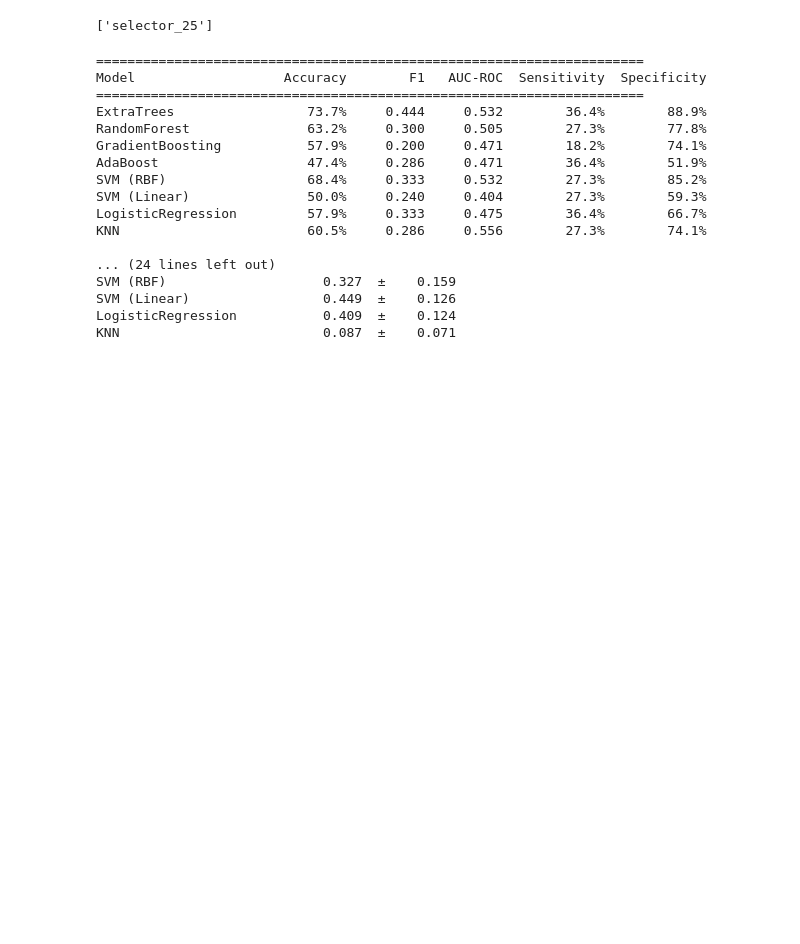
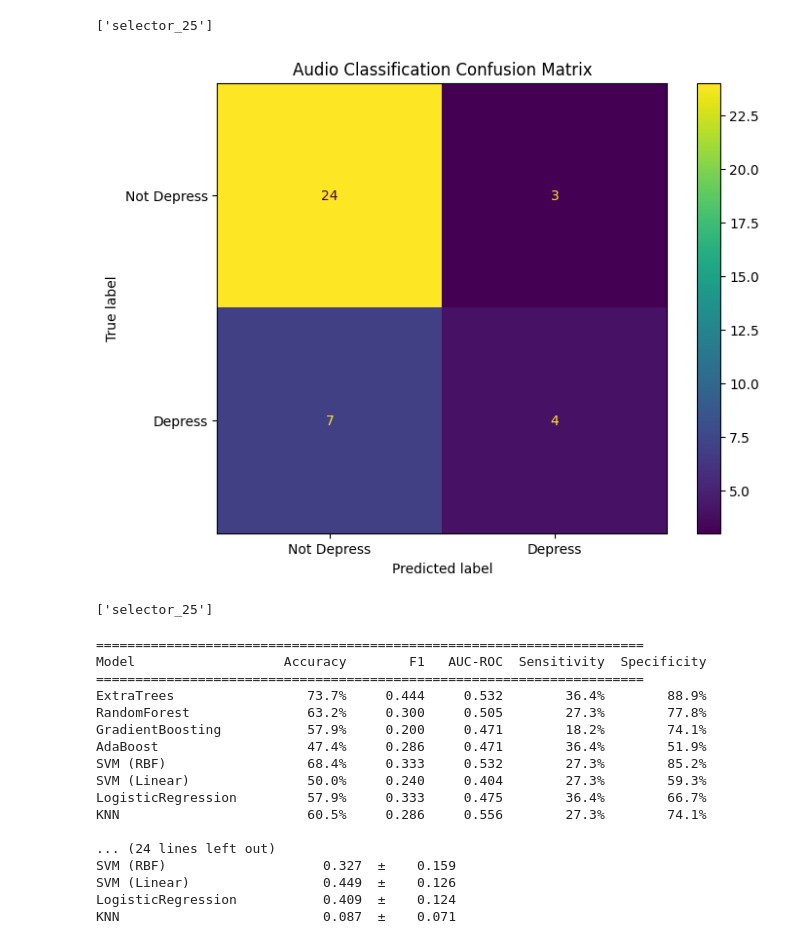
Before and after one commit to TheraMind-Project-Team/Psychologist-Project-AI, a Jupyter notebook: Train_Audio.ipynb, the cells around one changed output. Drawn from its saved outputs; the diff is of its cells as text; code cells hidden in the pictures; blank space fills up the shorter version.

```diff
--- a/Train_Audio.ipynb
+++ b/Train_Audio.ipynb
@@ -228,6 +228,29 @@ joblib.dump(sel_clf,"selector_25")
    macro avg       0.67      0.63      0.64        38
 weighted avg       0.72      0.74      0.72        38
 ['selector_25']
+# %%
+import matplotlib.pyplot as plt
+from sklearn.metrics import accuracy_score, f1_score, classification_report, confusion_matrix, ConfusionMatrixDisplay
+import joblib
+
+
+cm = confusion_matrix(y_test, preds)
+labels = ['Not Depress', 'Depress']
+
+
+fig, ax = plt.subplots(figsize=(8, 6), dpi=100)
+disp = ConfusionMatrixDisplay(confusion_matrix=cm, display_labels=labels)
+
+disp.plot(cmap='viridis', ax=ax, values_format='d')
+
+plt.title('Audio Classification Confusion Matrix')
+plt.show()
+
+joblib.dump(model_clf, "model_clf_audio")
+joblib.dump(sel_clf, "selector_25")
+# %% [output]
+[figure, added]
+['selector_25']
 # %%
 
 models = {
```
Also changed, not shown: parts of 1 cell of this notebook.
